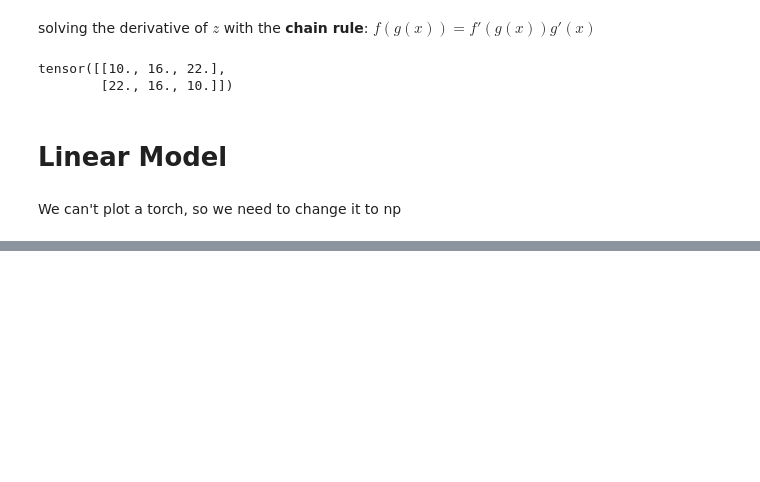
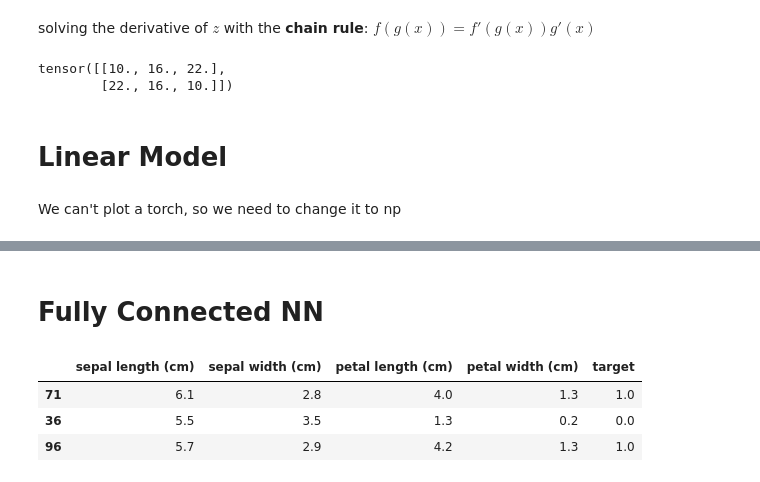
Before and after one commit to Mousavisp/DL-w-PyTorch-4-Medical-Image, a Jupyter notebook: 5. ANN Artificial Neural Networks.ipynb, the cells around one changed output, grey strips where cells are left out. Saved outputs shown, nothing was run; the diff lists cells and outputs as text; code cells hidden in the pictures; blank space fills up the shorter version.

```diff
--- a/5. ANN Artificial Neural Networks.ipynb
+++ b/5. ANN Artificial Neural Networks.ipynb
@@ -157,0 +162,2 @@ plt.plot(X.numpy(), predicted_y, 'r')
+# %% [markdown]
+# Fully Connected NN
@@ -157,0 +184,9 @@ plt.plot(X.numpy(), predicted_y, 'r')
+# %%
+df = pd.read_csv('iris.csv')
+# %%
+df.sample(3)
+# %% [output]
+|  | sepal length (cm) | sepal width (cm) | petal length (cm) | petal width (cm) | target |
+| 71 | 6.1 | 2.8 | 4.0 | 1.3 | 1.0 |
+| 36 | 5.5 | 3.5 | 1.3 | 0.2 | 0.0 |
+| 96 | 5.7 | 2.9 | 4.2 | 1.3 | 1.0 |
```
Also changed, not shown: parts of 19 cells of this notebook.
